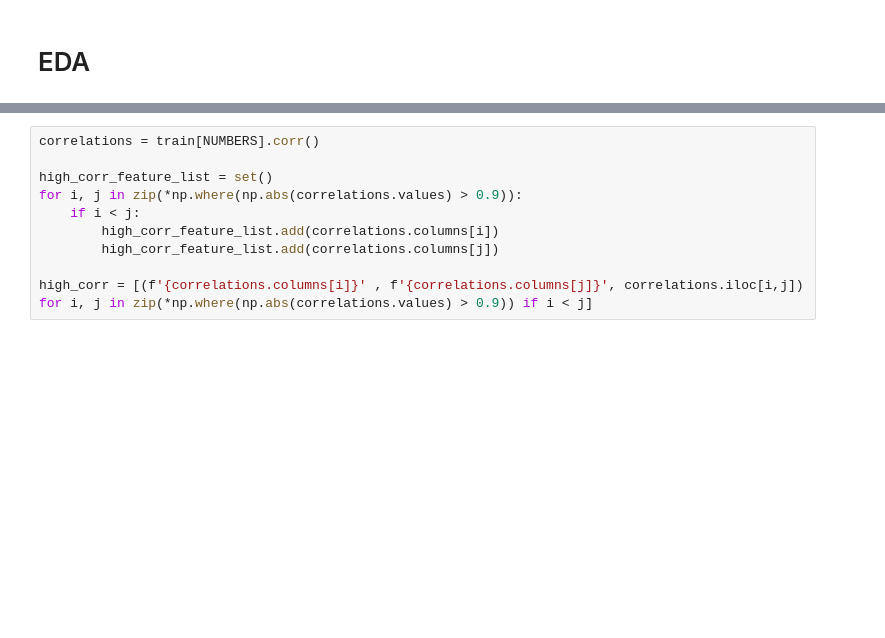
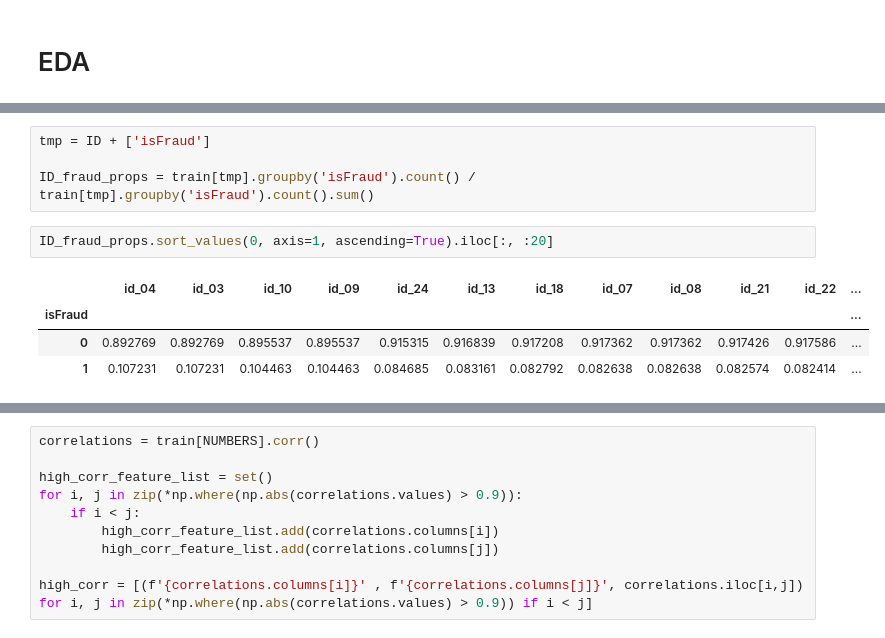
Before and after one commit to wmg0034/Kaggle, a Jupyter notebook: IEEE_fraud_detection/fraud_detection.ipynb, the cells around one changed output, grey strips where cells are left out. Cells and saved outputs as stored; diff of their text form; blank space fills up the shorter version.

```diff
--- a/IEEE_fraud_detection/fraud_detection.ipynb
+++ b/IEEE_fraud_detection/fraud_detection.ipynb
@@ -76,0 +117,11 @@ FEATURE_CLASSES = {
+# %%
+tmp = ID + ['isFraud']
+
+ID_fraud_props = train[tmp].groupby('isFraud').count() / train[tmp].groupby('isFraud').count().sum()
+# %%
+ID_fraud_props.sort_values(0, axis=1, ascending=True).iloc[:, :20]
+# %% [output]
+|  | id_04 | id_03 | id_10 | id_09 | id_24 | id_13 | id_18 | id_07 | id_08 | id_21 | id_22 | ... |
+| isFraud |  |  |  |  |  |  |  |  |  |  |  | ... |
+| 0 | 0.892769 | 0.892769 | 0.895537 | 0.895537 | 0.915315 | 0.916839 | 0.917208 | 0.917362 | 0.917362 | 0.917426 | 0.917586 | ... |
+| 1 | 0.107231 | 0.107231 | 0.104463 | 0.104463 | 0.084685 | 0.083161 | 0.082792 | 0.082638 | 0.082638 | 0.082574 | 0.082414 | ... |
```
Also changed, not shown: parts of 8 cells of this notebook.
